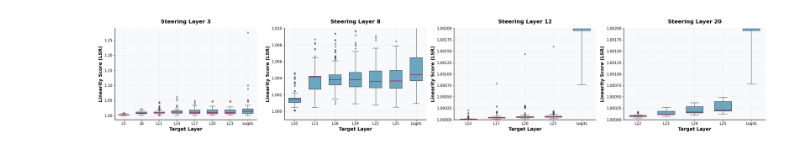
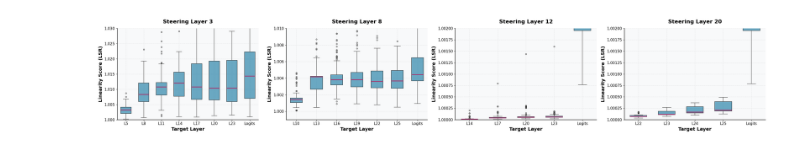
Before and after one commit to xzAscC/MultipleDirections, a Jupyter notebook: src/notebook/vis_each_layer.ipynb, the cells around one changed output. Cells and saved outputs as stored; diff of their text form; code cells hidden in the pictures.

```diff
--- a/src/notebook/vis_each_layer.ipynb
+++ b/src/notebook/vis_each_layer.ipynb
@@ -81,7 +81,7 @@ ax1.set_xlabel('Target Layer', fontweight='bold')
 ax1.set_ylabel('Linearity Score (LSR)', fontweight='bold')
 ax1.set_title('Steering Layer 3', fontweight='bold', pad=15)
 ax1.grid(True, alpha=0.25, linestyle='--', linewidth=0.8)
-# ax1.set_ylim(0.999, 1.01)
+ax1.set_ylim(1, 1.03)
 ax1.spines['top'].set_visible(False)
 ax1.spines['right'].set_visible(False)
 
@@ -122,33 +122,32 @@ ax3.grid(True, alpha=0.25, linestyle='--', linewidth=0.8)
 ax3.set_ylim(1, 1.0020)
 ax3.spines['top'].set_visible(False)
 ax3.spines['right'].set_visible(False)
 
 # Create box plot for Layer 20
 bp4 = ax4.boxplot(data_to_plot_20,
                    tick_labels=['L22', 'L23', 'L24', 'L25', 'Logits'],
                    patch_artist=True,
                    widths=0.6,
                    medianprops=dict(color=median_color, linewidth=2.5),
                    boxprops=dict(facecolor=box_color, alpha=0.7, linewidth=1.2),
                    whiskerprops=dict(color=whisker_color, linewidth=1.2),
                    capprops=dict(color=whisker_color, linewidth=1.2),
                    flierprops=dict(marker='o', markerfacecolor='gray', markersize=4, alpha=0.5))
 
 ax4.set_xlabel('Target Layer', fontweight='bold')
 ax4.set_ylabel('Linearity Score (LSR)', fontweight='bold')
 ax4.set_title('Steering Layer 20', fontweight='bold', pad=15)
 ax4.grid(True, alpha=0.25, linestyle='--', linewidth=0.8)
 ax4.set_ylim(1, 1.0020)
 ax4.spines['top'].set_visible(False)
 ax4.spines['right'].set_visible(False)
 
 # Add subtle background
 for ax in [ax1, ax2, ax3, ax4]:
     ax.set_facecolor('#F8F9FA')
 
 plt.tight_layout()
-plt.savefig('linearity_analysis.pdf', dpi=300, bbox_inches='tight', format='pdf')
-plt.savefig('linearity_analysis.png', dpi=300, bbox_inches='tight', format='png')
+plt.savefig('../../assets/figs/linearity/linearity_analysis_lsr_each_layer.pdf', dpi=300, bbox_inches='tight', format='pdf')
 plt.show()
 # %% [output]
-[figure, old version]
+[figure, new version]
```
Also changed, not shown: 2 other files.
